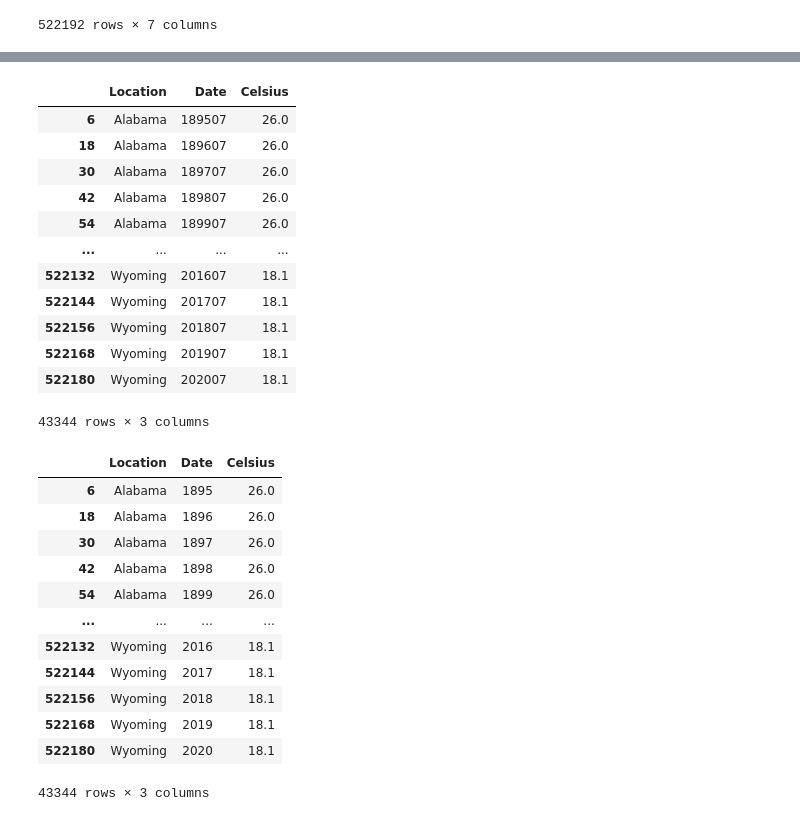
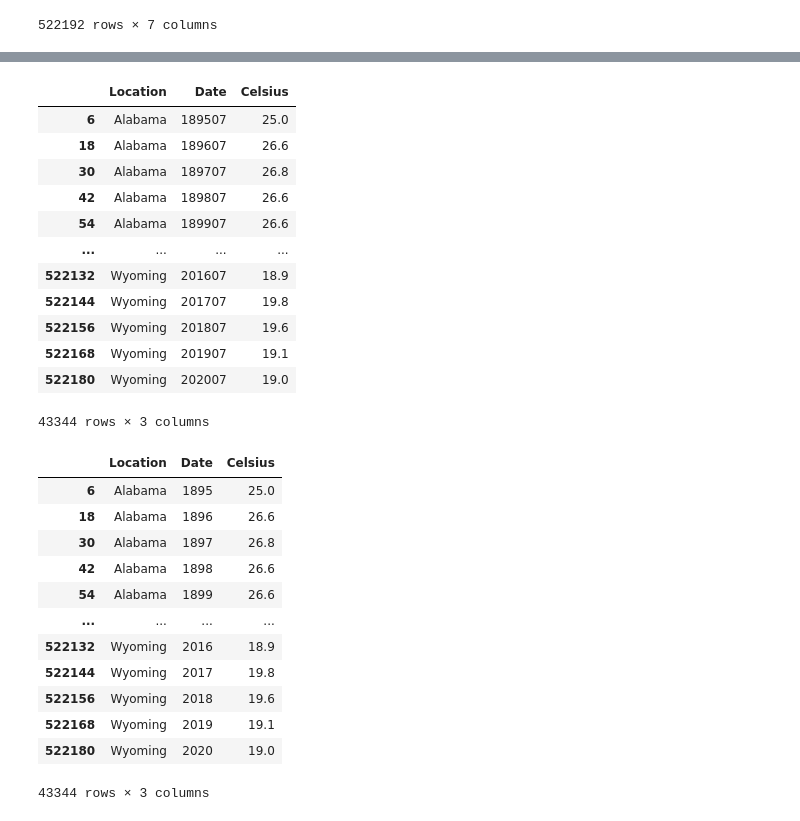
Before and after one commit to data301-2021-summer2/project-group41-project, a Jupyter notebook: analysis/brandon/Initial Wrangling.ipynb, the cells around one changed output, grey strips where cells are left out. Drawn from its saved outputs; the diff is of its cells as text; code cells hidden in the pictures.

```diff
--- a/analysis/brandon/Initial Wrangling.ipynb
+++ b/analysis/brandon/Initial Wrangling.ipynb
@@ -209,6 +209,6 @@ dftemp
 | 522191 | 4810 | Wyoming | 202106 | 63.9 | 126 | 6.8 | 57.1 |
 522192 rows × 7 columns
 # %%
-dftemp = dftemp.drop(columns=['Location ID','Value','Rank','Anomaly (1901-2000 base period)'])
+dftemp = dftemp.drop(columns=['Location ID','Rank','Anomaly (1901-2000 base period)','1901-2000 Mean'])
 dftemp
 # %% [output]
@@ -227,8 +227,10 @@ dftemp
 522192 rows × 3 columns
+# %%
+dftemp['Location'] = dftemp['Location'].str.rstrip()
 # %%
-dftemp['Celsius'] = (dftemp['1901-2000 Mean']-32)*5/9
+dftemp['Celsius'] = (dftemp['Value']-32)*5/9
 dftemp['Celsius'] = dftemp['Celsius'].round(1)
-dftemp = dftemp.drop(columns=['1901-2000 Mean'])
+dftemp = dftemp.drop(columns=['Value'])
 dftemp
 # %% [output]
 |  | Location | Date | Celsius |
@@ -246,39 +248,36 @@ dftemp
 522192 rows × 3 columns
 # %%
-dftemp = dftemp.drop(dftemp[dftemp.Date % 10 != 7].index)
+dftemp = dftemp.drop(dftemp[dftemp['Date'] % 10 != 7].index)
 dftemp
 # %% [output]
 |  | Location | Date | Celsius |
-| 6 | Alabama | 189507 | 26.0 |
-| 18 | Alabama | 189607 | 26.0 |
-| 30 | Alabama | 189707 | 26.0 |
-| 42 | Alabama | 189807 | 26.0 |
-| 54 | Alabama | 189907 | 26.0 |
+| 6 | Alabama | 189507 | 25.0 |
+| 18 | Alabama | 189607 | 26.6 |
+| 30 | Alabama | 189707 | 26.8 |
+| 42 | Alabama | 189807 | 26.6 |
+| 54 | Alabama | 189907 | 26.6 |
 | ... | ... | ... | ... |
-| 522132 | Wyoming | 201607 | 18.1 |
-| 522144 | Wyoming | 201707 | 18.1 |
-| 522156 | Wyoming | 201807 | 18.1 |
-| 522168 | Wyoming | 201907 | 18.1 |
-| 522180 | Wyoming | 202007 | 18.1 |
+| 522132 | Wyoming | 201607 | 18.9 |
+| 522144 | Wyoming | 201707 | 19.8 |
+| 522156 | Wyoming | 201807 | 19.6 |
+| 522168 | Wyoming | 201907 | 19.1 |
+| 522180 | Wyoming | 202007 | 19.0 |
 43344 rows × 3 columns
 # %%
 dftemp['Date'] = dftemp['Date']//100
 dftemp['Date'] = dftemp['Date'].astype(int)
-
-
 dftemp
-#Temperatures with Location and Date
 # %% [output]
 |  | Location | Date | Celsius |
-| 6 | Alabama | 1895 | 26.0 |
-| 18 | Alabama | 1896 | 26.0 |
-| 30 | Alabama | 1897 | 26.0 |
-| 42 | Alabama | 1898 | 26.0 |
-| 54 | Alabama | 1899 | 26.0 |
+| 6 | Alabama | 1895 | 25.0 |
+| 18 | Alabama | 1896 | 26.6 |
+| 30 | Alabama | 1897 | 26.8 |
+| 42 | Alabama | 1898 | 26.6 |
+| 54 | Alabama | 1899 | 26.6 |
 | ... | ... | ... | ... |
-| 522132 | Wyoming | 2016 | 18.1 |
-| 522144 | Wyoming | 2017 | 18.1 |
-| 522156 | Wyoming | 2018 | 18.1 |
-| 522168 | Wyoming | 2019 | 18.1 |
-| 522180 | Wyoming | 2020 | 18.1 |
+| 522132 | Wyoming | 2016 | 18.9 |
+| 522144 | Wyoming | 2017 | 19.8 |
+| 522156 | Wyoming | 2018 | 19.6 |
+| 522168 | Wyoming | 2019 | 19.1 |
+| 522180 | Wyoming | 2020 | 19.0 |
 43344 rows × 3 columns
```
Also changed, not shown: parts of 22 cells of this notebook, 2 other files.
